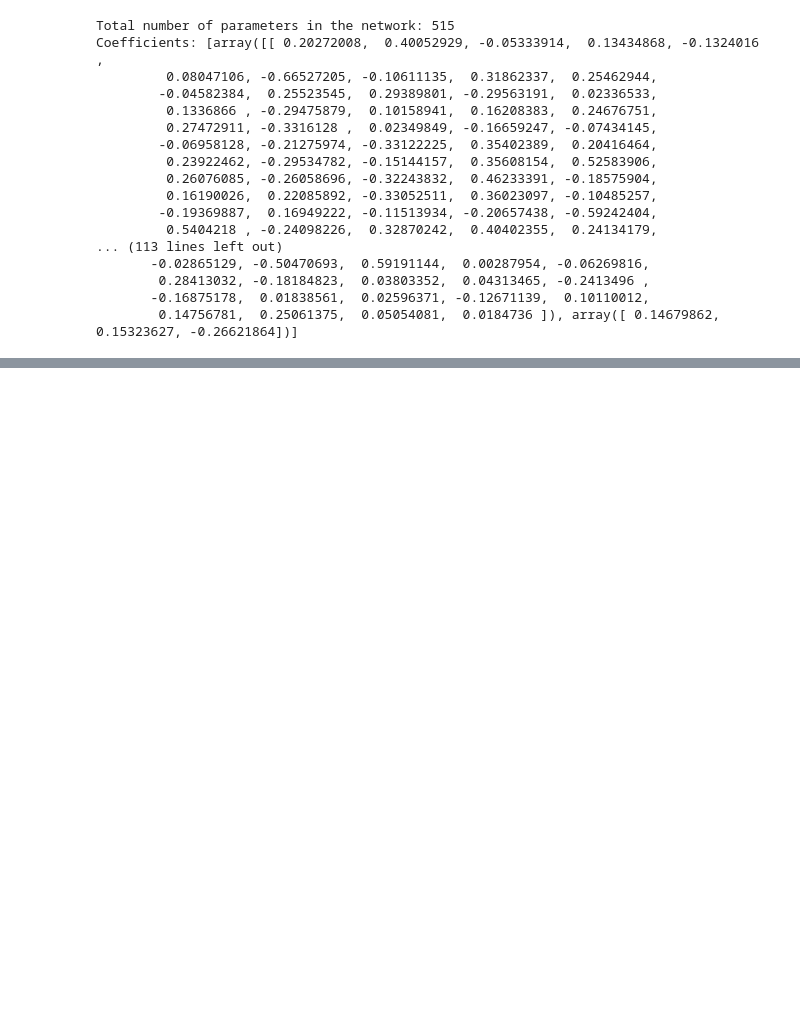
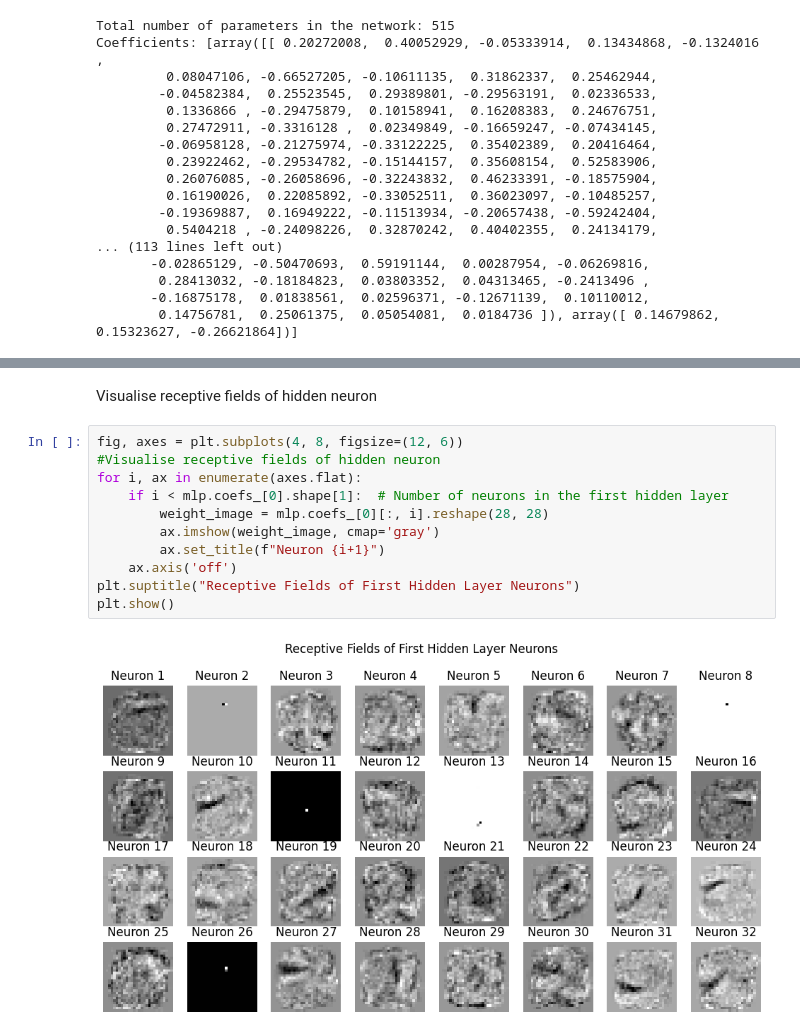
Before and after one commit to Neelabh-11/Machine-Learning, a Jupyter notebook: Lab_IITM/Lab-8 NeuralNetorks MLP.ipynb, the cells around one changed output, grey strips where cells are left out. Saved outputs shown, nothing was run; the diff lists cells and outputs as text; blank space fills up the shorter version.

```diff
--- a/Lab_IITM/Lab-8 NeuralNetorks MLP.ipynb
+++ b/Lab_IITM/Lab-8 NeuralNetorks MLP.ipynb
@@ -477,0 +512,15 @@ Image Classification using Neural Network.
+# %% [markdown]
+Visualise receptive fields of hidden neuron
+# %%
+fig, axes = plt.subplots(4, 8, figsize=(12, 6))
+#Visualise receptive fields of hidden neuron
+for i, ax in enumerate(axes.flat):
+    if i < mlp.coefs_[0].shape[1]:  # Number of neurons in the first hidden layer
+        weight_image = mlp.coefs_[0][:, i].reshape(28, 28)
+        ax.imshow(weight_image, cmap='gray')
+        ax.set_title(f"Neuron {i+1}")
+    ax.axis('off')
+plt.suptitle("Receptive Fields of First Hidden Layer Neurons")
+plt.show()
+# %% [output]
+[figure, added]
```
Also changed, not shown: parts of 9 cells of this notebook, 1 other file.
